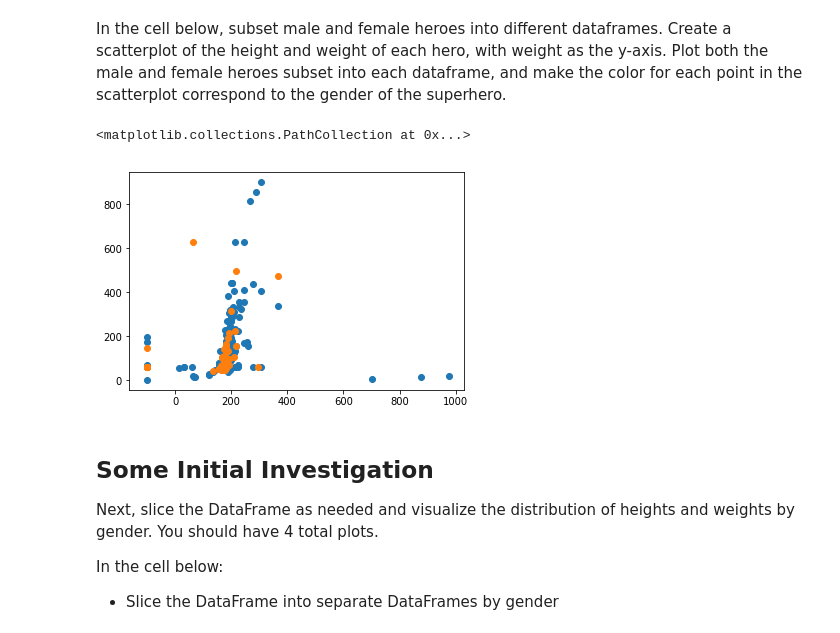
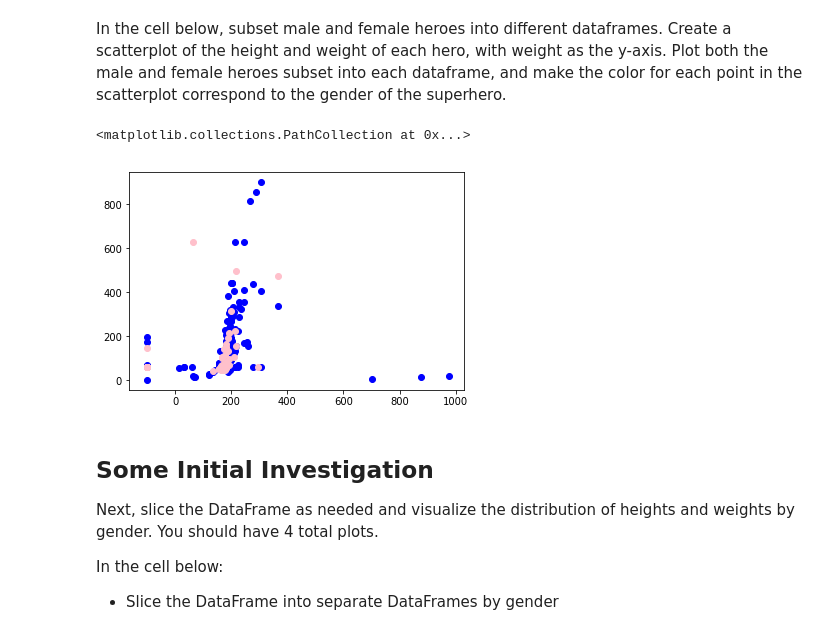
Before and after one commit to slieb74/dsc-1-04-13-project-data-cleaning-nyc-career-ds-062518, a Jupyter notebook: index.ipynb, the cells around one changed output. Saved outputs shown, nothing was run; the diff lists cells and outputs as text; code cells hidden in the pictures.

```diff
--- a/index.ipynb
+++ b/index.ipynb
@@ -234,11 +234,11 @@ In the cell below, subset male and female heroes into different dataframes.  Cre
 male_df = heroes_and_powers_df[heroes_and_powers_df.Gender=='Male']
 female_df = heroes_and_powers_df[heroes_and_powers_df.Gender=='Female']
 # %%
-plt.scatter(male_df.Height, male_df.Weight)
-plt.scatter(female_df.Height, female_df.Weight)
+plt.scatter(male_df.Height, male_df.Weight, c='b')
+plt.scatter(female_df.Height, female_df.Weight, c='pink')
 # %% [output]
 <matplotlib.collections.PathCollection at 0x...>
-[figure, old version]
+[figure, new version]
 # %% [markdown]
 ## Some Initial Investigation
 
```
